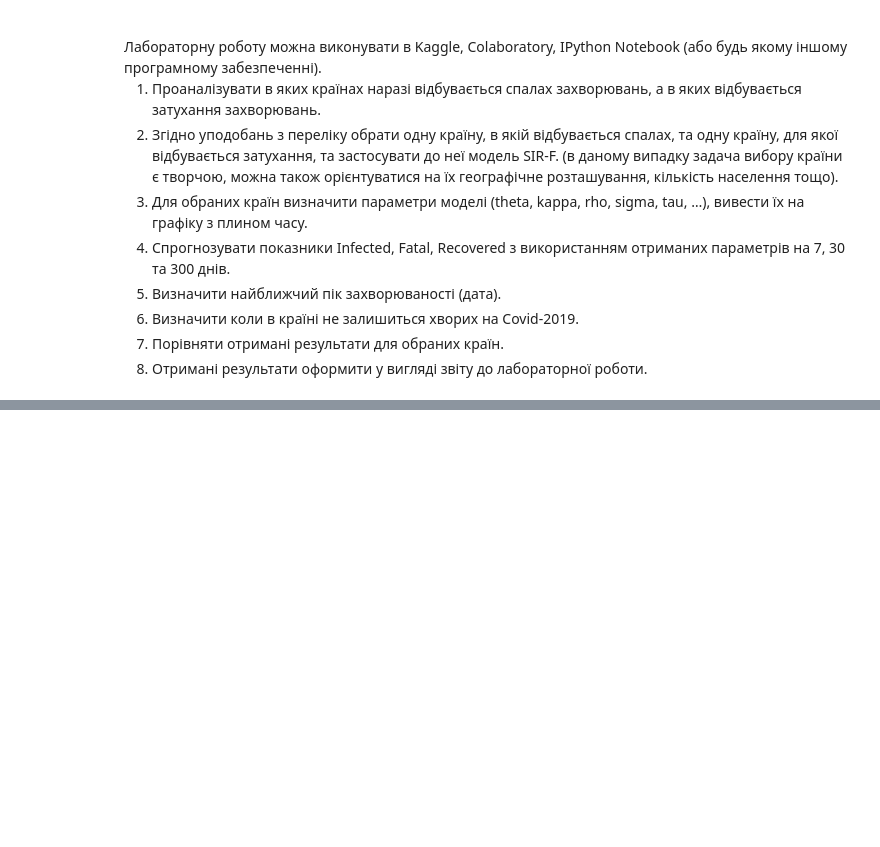
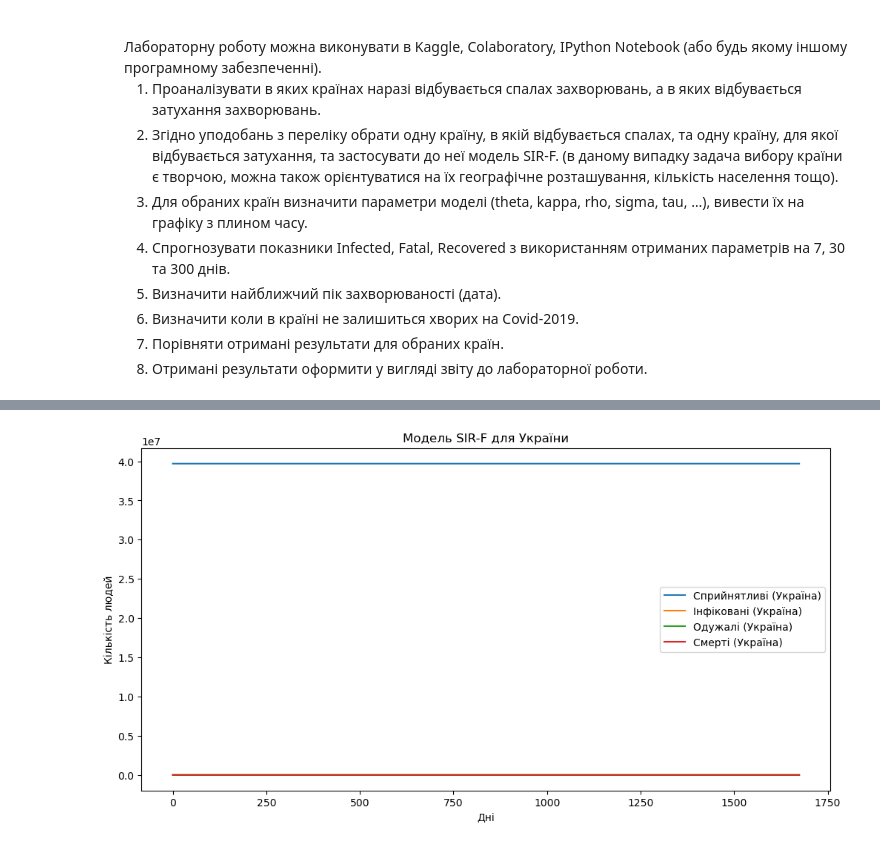
Before and after one commit to artemyak5/Mathematical-Modeling-2024, a Jupyter notebook: lab4/1.ipynb, the cells around one changed output, grey strips where cells are left out. Saved outputs shown, nothing was run; the diff lists cells and outputs as text; code cells hidden in the pictures; blank space fills up the shorter version.

```diff
--- a/lab4/1.ipynb
+++ b/lab4/1.ipynb
@@ -122,0 +109,9 @@ print(italy_data.tail())
+# %%
+def sirf_model(y, t, beta, gamma, alpha):
+    S, I, R, F = y
+    N = S + I + R + F
+    dSdt = -beta * S * I / N
+    dIdt = beta * S * I / N - gamma * I - alpha * I
+    dRdt = gamma * I
+    dFdt = alpha * I
+    return [dSdt, dIdt, dRdt, dFdt]
@@ -122,0 +132,3 @@ print(italy_data.tail())
+# %%
+# Параметри моделі (адаптуємо їх для обох країн)
+beta, gamma, alpha = 0.2, 0.1, 0.01  # Передача, одужання, смертність
@@ -122,0 +141,27 @@ print(italy_data.tail())
+# %%
+# Початкові умови для України
+y0_ukraine = [
+    ukraine_ts["susceptible"].iloc[0],
+    ukraine_ts["infected"].iloc[0],
+    ukraine_ts["recovered"].iloc[0],
+    ukraine_ts["fatalities"].iloc[0],
+]
+t_ukraine = np.linspace(0, len(ukraine_ts), len(ukraine_ts))
+
+# Інтеграція для України
+ret_ukraine = odeint(sirf_model, y0_ukraine, t_ukraine, args=(beta, gamma, alpha))
+S_ukraine, I_ukraine, R_ukraine, F_ukraine = ret_ukraine.T
+# %%
+# Графік для України
+plt.figure(figsize=(12, 6))
+plt.plot(t_ukraine, S_ukraine, label="Сприйнятливі (Україна)")
+plt.plot(t_ukraine, I_ukraine, label="Інфіковані (Україна)")
+plt.plot(t_ukraine, R_ukraine, label="Одужалі (Україна)")
+plt.plot(t_ukraine, F_ukraine, label="Смерті (Україна)")
+plt.xlabel("Дні")
+plt.ylabel("Кількість людей")
+plt.title("Модель SIR-F для України")
+plt.legend()
+plt.show()
+# %% [output]
+[figure, added]
```
Also changed, not shown: parts of 14 cells of this notebook.
